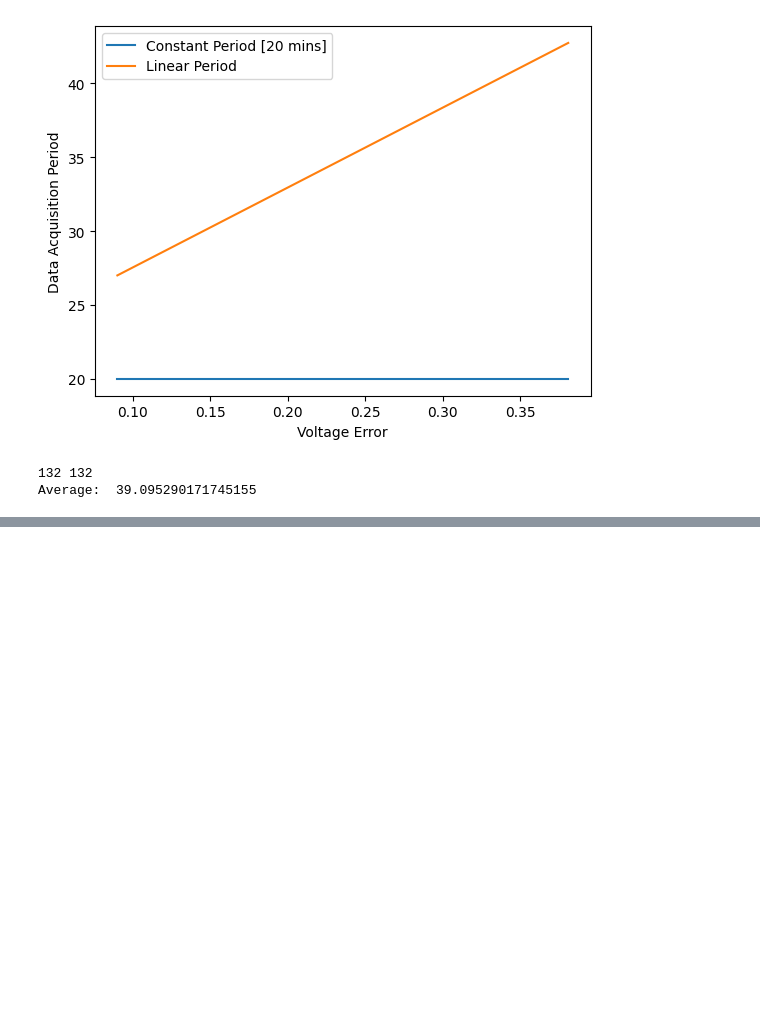
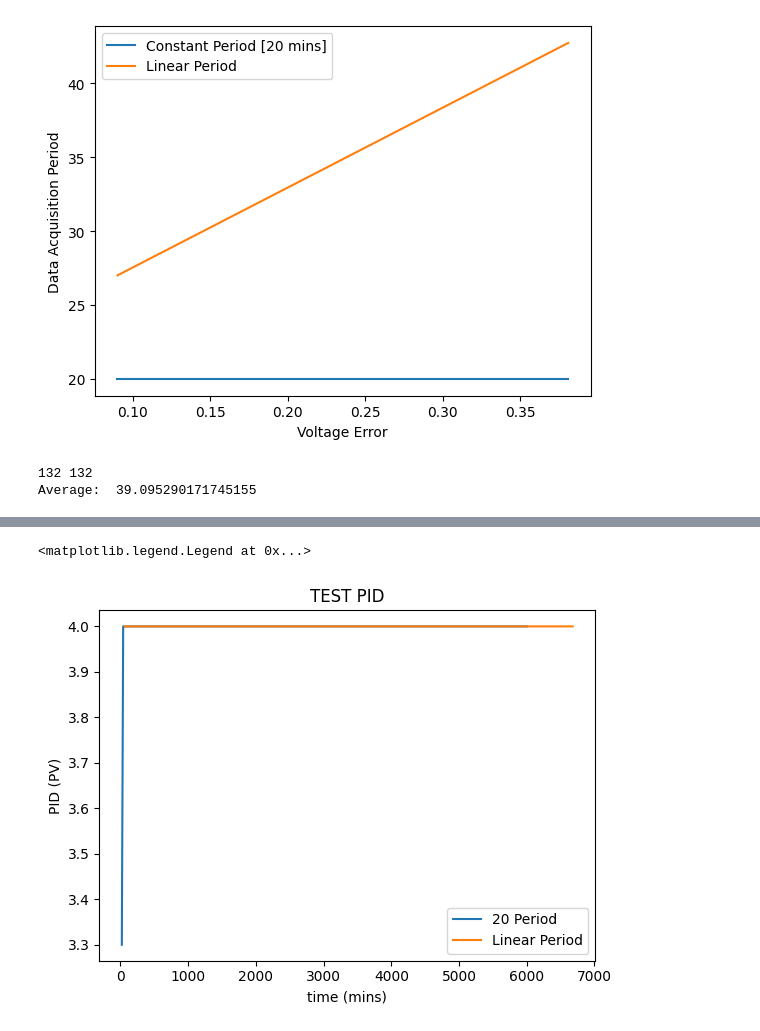
Before and after one commit to devjoshi9031/BeeHive-Sensing-Energy-Management-, a Jupyter notebook: pid/plot.ipynb, the cells around one changed output, grey strips where cells are left out. Saved outputs shown, nothing was run; the diff lists cells and outputs as text; code cells hidden in the pictures; blank space fills up the shorter version.

```diff
--- a/pid/plot.ipynb
+++ b/pid/plot.ipynb
@@ -433,0 +505,7 @@ Average:  39.095290171745155
+# %%
+feedback_lin_list, setpoint_list, time_lin_list, error_lin_list, period_lin_list, time_ran_lin =simulate_pid(convert_error_to_time_lin, 3.3,pid)
+pid.clear()
+pid.SetPoint = 4
+pid.setSampleTime(0.1)
+
+feedback_const_list, setpoint_list, time_const_list, error_const_list, period_const_list, time_ran_const = simulate_pid(convert_error_to_time_const, 3.3,pid)
@@ -433,0 +530,14 @@ Average:  39.095290171745155
+# %%
+fig1 = plt.gcf()
+fig1.subplots_adjust(bottom=0.15)
+
+plt.plot(period_const_list, feedback_const_list[:len(period_const_list)],label='20 Period')
+plt.plot(period_lin_list, feedback_lin_list[:len(period_lin_list)],label='Linear Period')
+
+plt.xlabel('time (mins)')
+plt.ylabel('PID (PV)')
+plt.title('TEST PID')
+plt.legend()
+# %% [output]
+<matplotlib.legend.Legend at 0x...>
+[figure, added]
```
Also changed, not shown: parts of 4 cells of this notebook, 2 other files.
